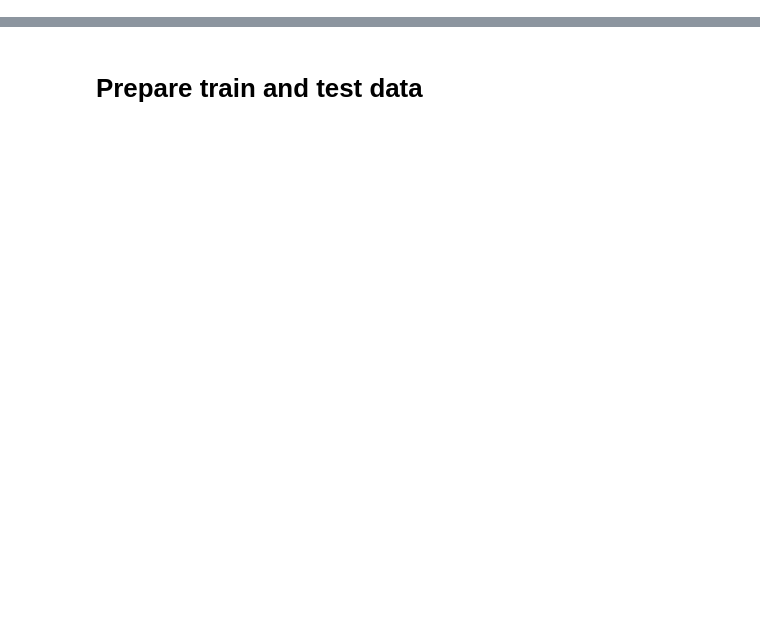
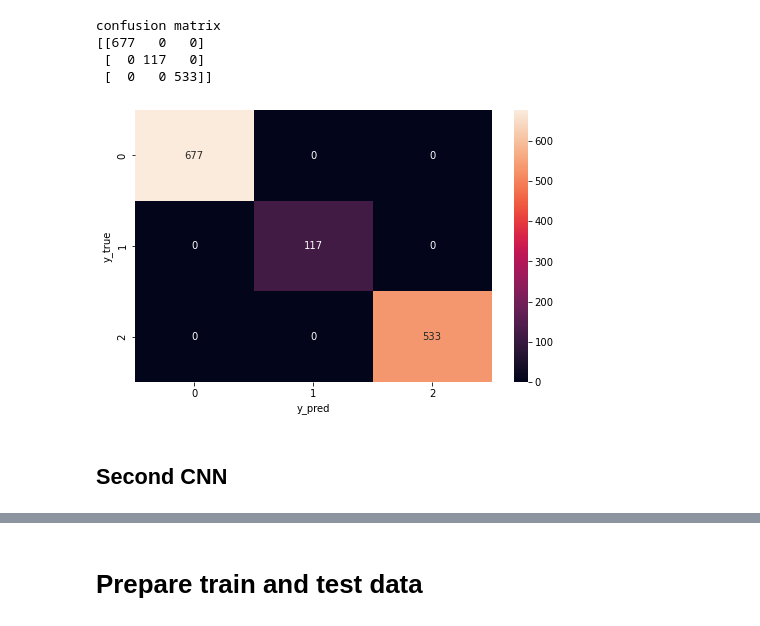
Before and after one commit to nicolasfacchinetti97/vocapra-apr-project, a Jupyter notebook: models.ipynb, the cells around one changed output, grey strips where cells are left out. Cells and saved outputs as stored; diff of their text form; code cells hidden in the pictures; blank space fills up the shorter version.

Commit message:
add three CNN models

```diff
--- a/models.ipynb
+++ b/models.ipynb
@@ -23,0 +64,22 @@ metadata.head()
+# %%
+model = Sequential()
+input_shape=(128, 94, 3)
+
+#1st hidden layer
+model.add(Conv2D(32, (3, 3), activation='relu', strides=(2, 2), input_shape=input_shape))
+model.add(MaxPool2D((2, 2)))
+#2nd hidden layer
+model.add(Conv2D(64, (3, 3), activation='relu', strides=(2, 2), padding="same"))
+model.add(MaxPool2D((2, 2)))
+#3rd hidden layer
+model.add(Conv2D(128, (3, 3), activation='relu', padding="same"))
+model.add(MaxPool2D((2, 2)))
+#ANN
+model.add(Flatten())
+model.add(Dropout(rate=0.5))#Add fully connected layer.
+model.add(Dense(units = 128, activation='relu'))
+model.add(Dense(units = 64, activation='relu'))
+model.add(Dropout(rate=0.25))
+#Output layer
+model.add(Dense(units= 3, activation='softmax'))
+model.summary()
@@ -23,0 +104,5 @@ metadata.head()
+# %%
+adam = keras.optimizers.Adam(lr=0.001)
+model.compile(loss='categorical_crossentropy', optimizer=adam, metrics=['accuracy'])
+# %%
+model.fit(train_generator, batch_size=32, epochs=50)
@@ -23,0 +133,18 @@ metadata.head()
+# %%
+pred = model.predict(validation_generator)
+y_pred = np.argmax(pred, axis=1)
+y_true = np.argmax(pred, axis=1)
+print('confusion matrix')
+print(confusion_matrix(y_true, y_pred))
+    #confusion matrix
+f, ax = plt.subplots(figsize=(8,5))
+sns.heatmap(confusion_matrix(y_true, y_pred), annot=True, fmt=".0f", ax=ax)
+plt.xlabel("y_pred")
+plt.ylabel("y_true")
+plt.show()
+# %% [output]
+confusion matrix
+[[677   0   0]
+ [  0 117   0]
+ [  0   0 533]]
+[figure, added]
@@ -23,0 +172,2 @@ metadata.head()
+# %% [markdown]
+## Second CNN
```
Also changed, not shown: parts of 20 cells of this notebook, 3 other files.
